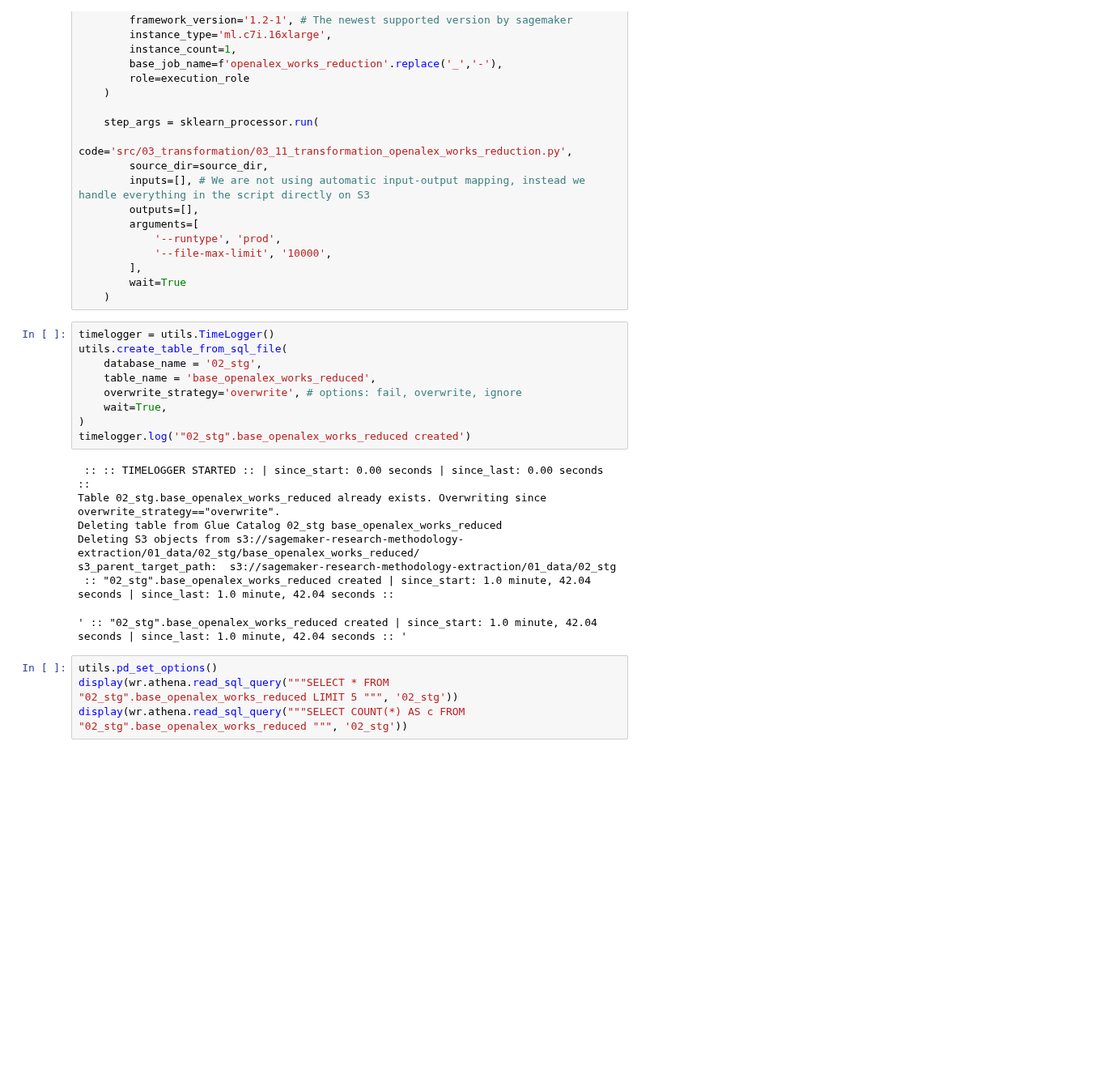
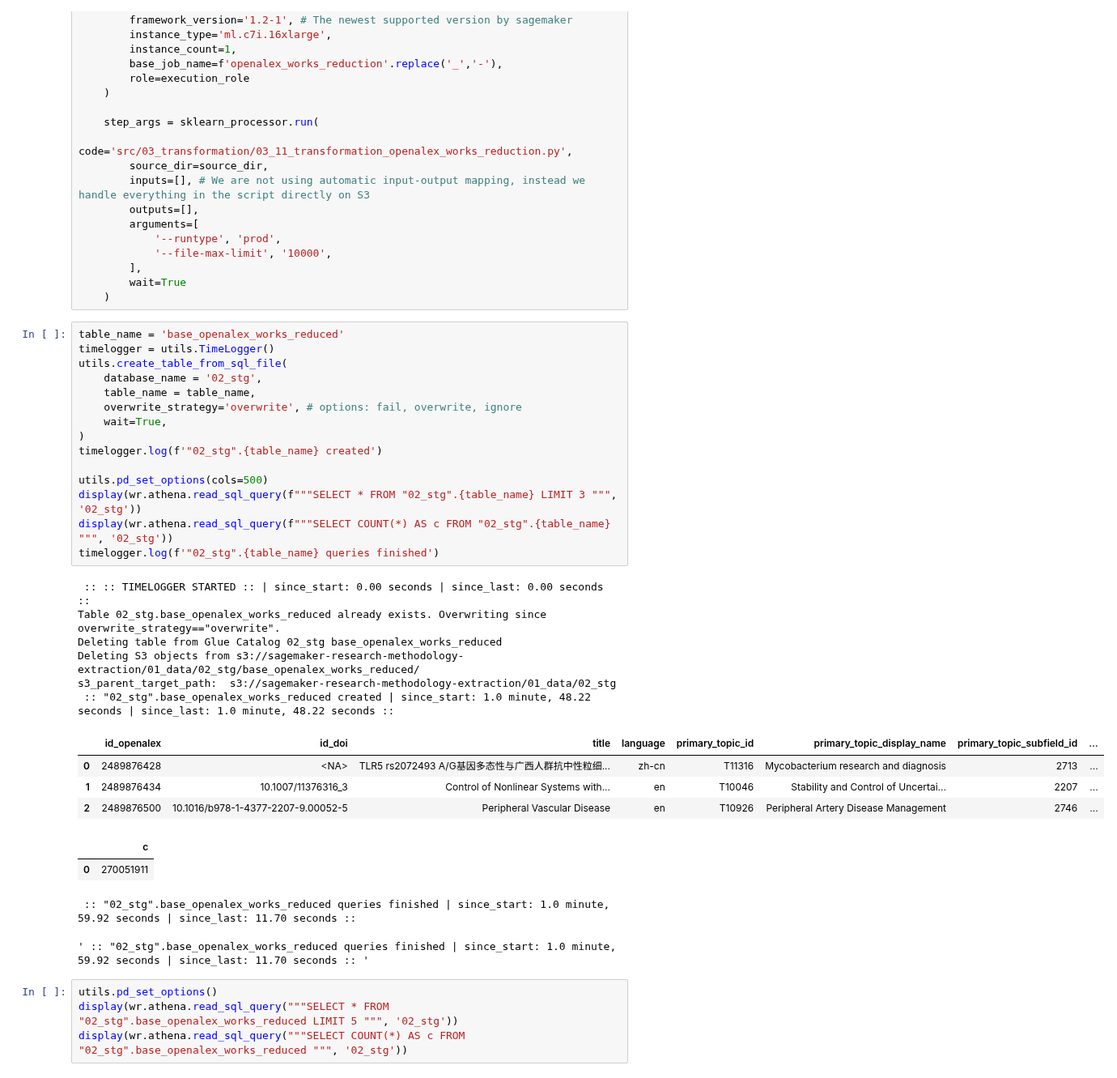
Before and after one commit to ka-steve/sagemaker_research_classification, a Jupyter notebook: src/04_transformation/04_01_transformation_control.ipynb, the cells around one changed output. Shown at 81% size. Cells and saved outputs as stored; diff of their text form; blank space fills up the shorter version.

```diff
--- a/src/04_transformation/04_01_transformation_control.ipynb
+++ b/src/04_transformation/04_01_transformation_control.ipynb
@@ -78,22 +78,35 @@ if False: # do not run this again, takes a day
         wait=True
     )
 # %%
+table_name = 'base_openalex_works_reduced'
 timelogger = utils.TimeLogger()
 utils.create_table_from_sql_file(
     database_name = '02_stg',
-    table_name = 'base_openalex_works_reduced',
+    table_name = table_name,
     overwrite_strategy='overwrite', # options: fail, overwrite, ignore
     wait=True,
 )
-timelogger.log('"02_stg".base_openalex_works_reduced created')
+timelogger.log(f'"02_stg".{table_name} created')
+
+utils.pd_set_options(cols=500)
+display(wr.athena.read_sql_query(f"""SELECT * FROM "02_stg".{table_name} LIMIT 3 """, '02_stg'))
+display(wr.athena.read_sql_query(f"""SELECT COUNT(*) AS c FROM "02_stg".{table_name} """, '02_stg'))
+timelogger.log(f'"02_stg".{table_name} queries finished')
 # %% [output]
  :: :: TIMELOGGER STARTED :: | since_start: 0.00 seconds | since_last: 0.00 seconds ::
 Table 02_stg.base_openalex_works_reduced already exists. Overwriting since overwrite_strategy=="overwrite".
 Deleting table from Glue Catalog 02_stg base_openalex_works_reduced
 Deleting S3 objects from s3://sagemaker-research-methodology-extraction/01_data/02_stg/base_openalex_works_reduced/
 s3_parent_target_path:  s3://sagemaker-research-methodology-extraction/01_data/02_stg
- :: "02_stg".base_openalex_works_reduced created | since_start: 1.0 minute, 42.04 seconds | since_last: 1.0 minute, 42.04 seconds ::
+ :: "02_stg".base_openalex_works_reduced created | since_start: 1.0 minute, 48.22 seconds | since_last: 1.0 minute, 48.22 seconds ::
+|  | id_openalex | id_doi | title | language | primary_topic_id | primary_topic_display_name | primary_topic_subfield_id | ... |
+| 0 | 2489876428 | <NA> | TLR5 rs2072493 A/G基因多态性与广西人群抗中性粒细... | zh-cn | T11316 | Mycobacterium research and diagnosis | 2713 | ... |
+| 1 | 2489876434 | 10.1007/11376316_3 | Control of Nonlinear Systems with... | en | T10046 | Stability and Control of Uncertai... | 2207 | ... |
+| 2 | 2489876500 | 10.1016/b978-1-4377-2207-9.00052-5 | Peripheral Vascular Disease | en | T10926 | Peripheral Artery Disease Management | 2746 | ... |
+|  | c |
+| 0 | 270051911 |
-' :: "02_stg".base_openalex_works_reduced created | since_start: 1.0 minute, 42.04 seconds | since_last: 1.0 minute, 42.04 seconds :: '
+ :: "02_stg".base_openalex_works_reduced queries finished | since_start: 1.0 minute, 59.92 seconds | since_last: 11.70 seconds ::
+' :: "02_stg".base_openalex_works_reduced queries finished | since_start: 1.0 minute, 59.92 seconds | since_last: 11.70 seconds :: '
 # %%
 utils.pd_set_options()
 display(wr.athena.read_sql_query("""SELECT * FROM "02_stg".base_openalex_works_reduced LIMIT 5 """, '02_stg'))
```
Also changed, not shown: parts of 1 cell of this notebook, 4 other files.
